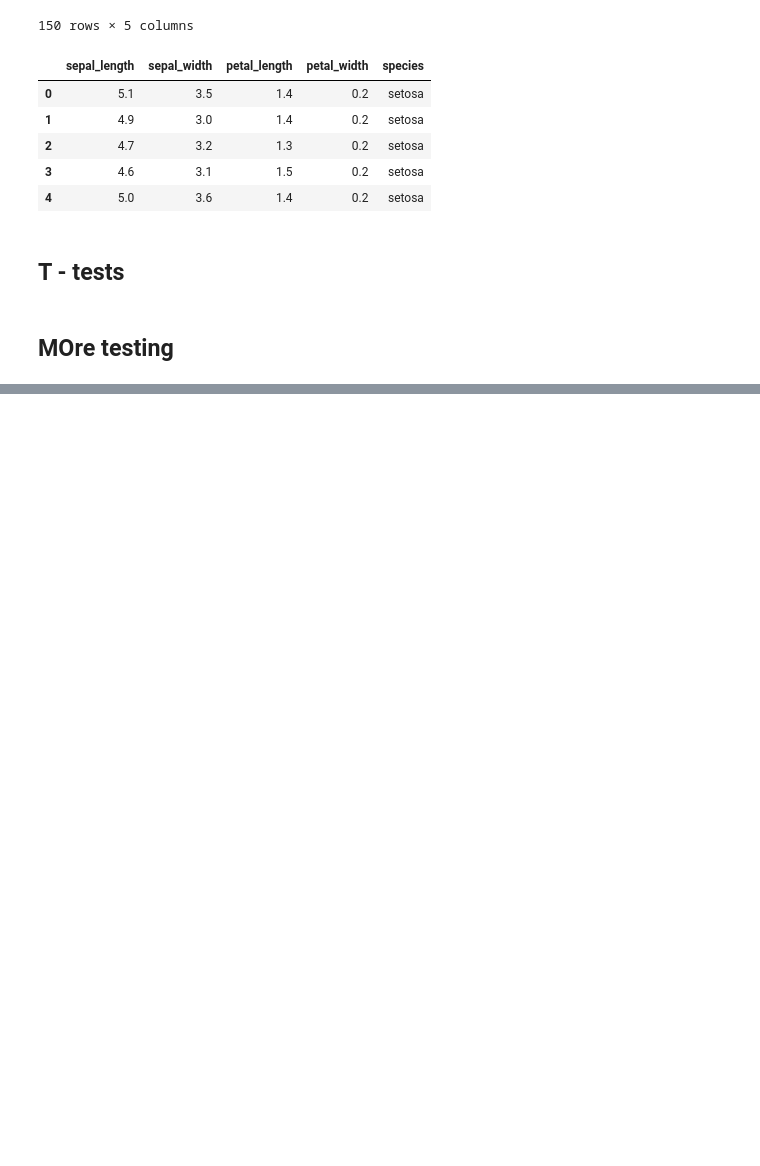
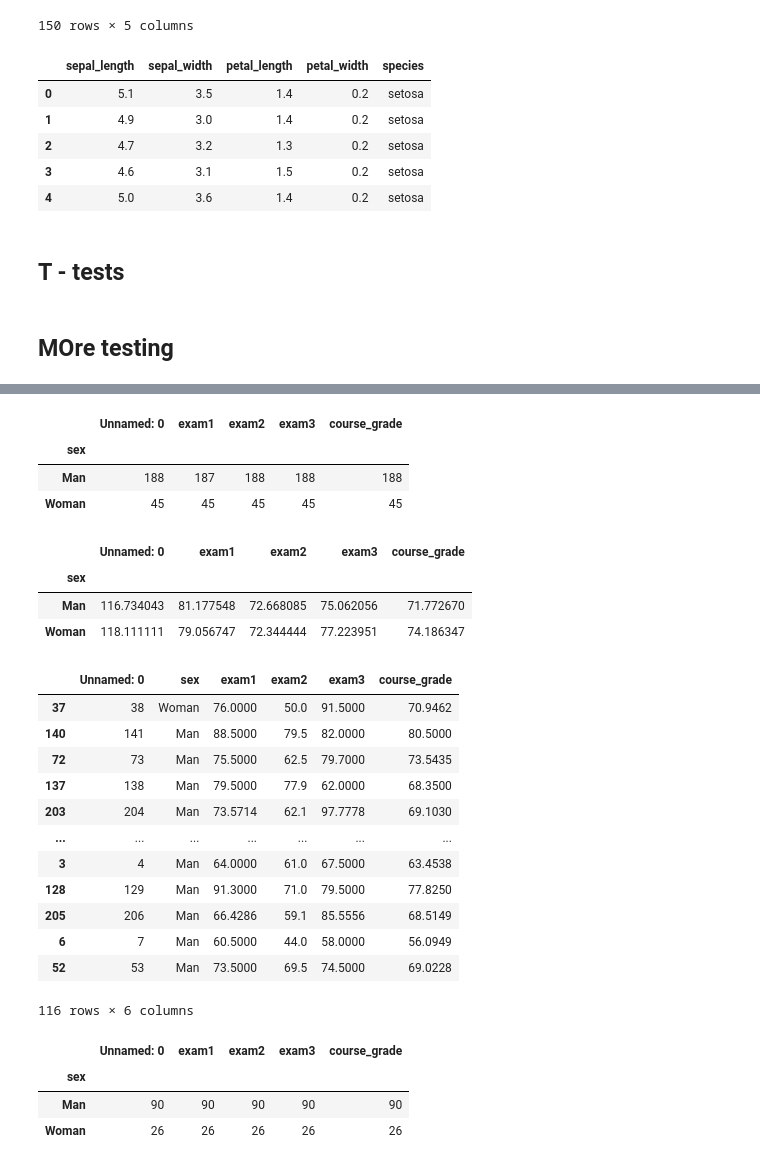
Before and after one commit to brendantipp/gmit_mls_2021, a Jupyter notebook: brendan_practice.ipynb, the cells around one changed output, grey strips where cells are left out. Saved outputs shown, nothing was run; the diff lists cells and outputs as text; code cells hidden in the pictures; blank space fills up the shorter version.

```diff
--- a/brendan_practice.ipynb
+++ b/brendan_practice.ipynb
@@ -136,0 +227,39 @@ ParserError: Error tokenizing data. C error: Expected 1 fields in line 12, saw 2
+# %%
+df.groupby(by = "sex").sum()
+df.groupby(by = "sex").count()
+# %% [output]
+|  | Unnamed: 0 | exam1 | exam2 | exam3 | course_grade |
+| sex |  |  |  |  |  |
+| Man | 188 | 187 | 188 | 188 | 188 |
+| Woman | 45 | 45 | 45 | 45 | 45 |
+# %%
+df.groupby(['sex']).mean()
+# %% [output]
+|  | Unnamed: 0 | exam1 | exam2 | exam3 | course_grade |
+| sex |  |  |  |  |  |
+| Man | 116.734043 | 81.177548 | 72.668085 | 75.062056 | 71.772670 |
+| Woman | 118.111111 | 79.056747 | 72.344444 | 77.223951 | 74.186347 |
+# %%
+test = df.sample(frac=0.5, replace=True, random_state=1)
+test
+# %% [output]
+|  | Unnamed: 0 | sex | exam1 | exam2 | exam3 | course_grade |
+| 37 | 38 | Woman | 76.0000 | 50.0 | 91.5000 | 70.9462 |
+| 140 | 141 | Man | 88.5000 | 79.5 | 82.0000 | 80.5000 |
+| 72 | 73 | Man | 75.5000 | 62.5 | 79.7000 | 73.5435 |
+| 137 | 138 | Man | 79.5000 | 77.9 | 62.0000 | 68.3500 |
+| 203 | 204 | Man | 73.5714 | 62.1 | 97.7778 | 69.1030 |
+| ... | ... | ... | ... | ... | ... | ... |
+| 3 | 4 | Man | 64.0000 | 61.0 | 67.5000 | 63.4538 |
+| 128 | 129 | Man | 91.3000 | 71.0 | 79.5000 | 77.8250 |
+| 205 | 206 | Man | 66.4286 | 59.1 | 85.5556 | 68.5149 |
+| 6 | 7 | Man | 60.5000 | 44.0 | 58.0000 | 56.0949 |
+| 52 | 53 | Man | 73.5000 | 69.5 | 74.5000 | 69.0228 |
+116 rows × 6 columns
+# %%
+test.groupby(by = "sex").count()
+# %% [output]
+|  | Unnamed: 0 | exam1 | exam2 | exam3 | course_grade |
+| sex |  |  |  |  |  |
+| Man | 90 | 90 | 90 | 90 | 90 |
+| Woman | 26 | 26 | 26 | 26 | 26 |
```
Also changed, not shown: parts of 9 cells of this notebook, 1 other file.
